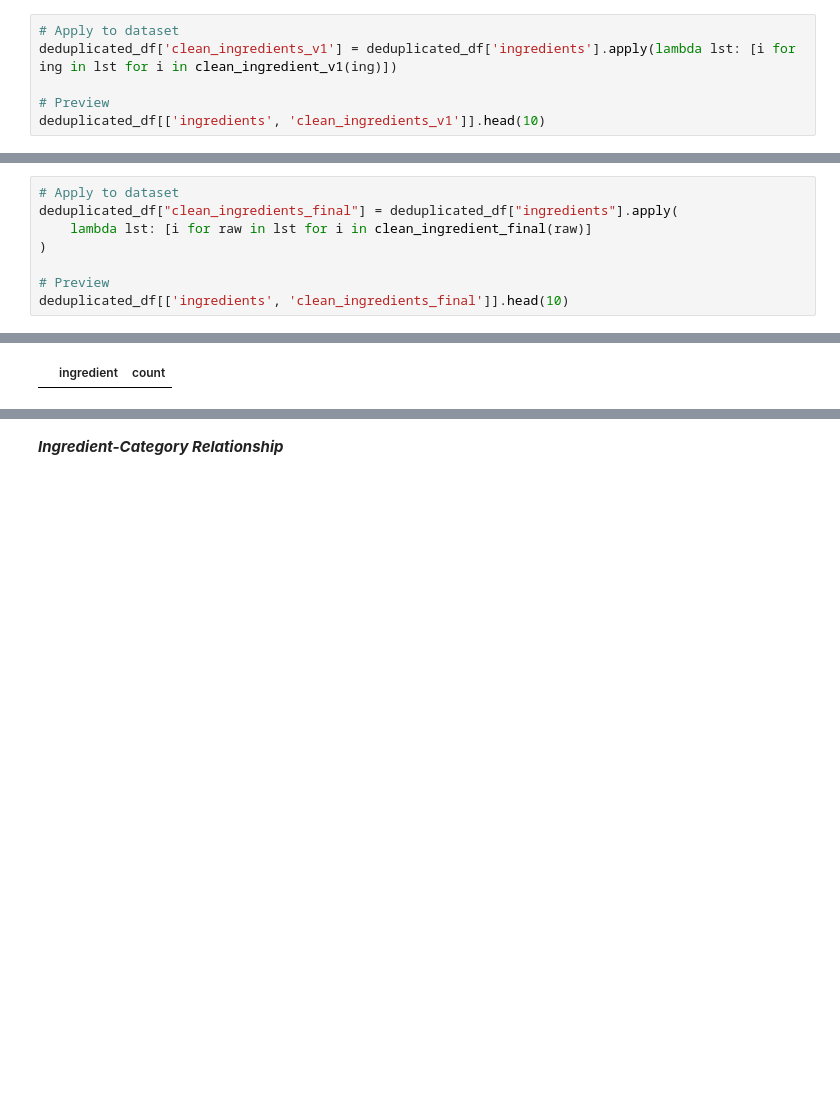
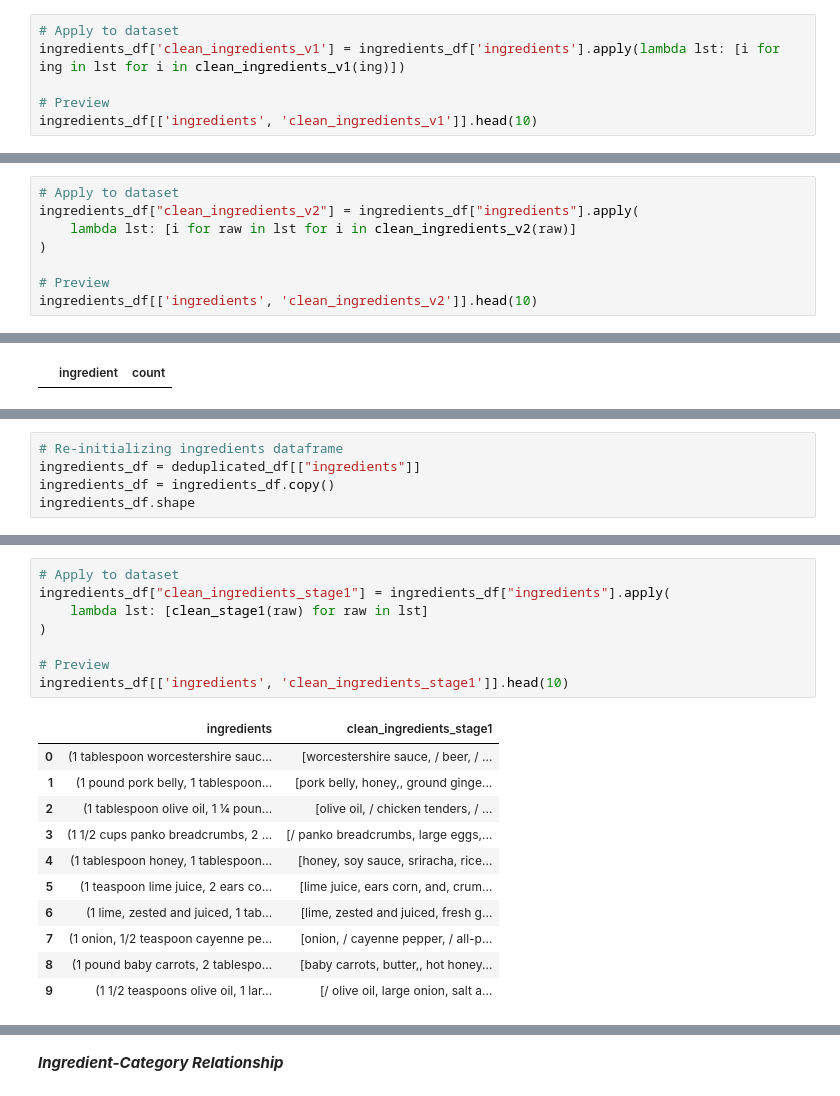
Before and after one commit to mkbnyarko/culinary_compass, a Jupyter notebook: notebooks/exploration_and_cleaning.ipynb, the cells around one changed output, grey strips where cells are left out. Drawn from its saved outputs; the diff is of its cells as text; blank space fills up the shorter version.

Commit message:
New ingredient-cleaning strategy, Stages 1&2 complete

```diff
--- a/notebooks/exploration_and_cleaning.ipynb
+++ b/notebooks/exploration_and_cleaning.ipynb
@@ -454,10 +458,10 @@ def clean_ingredient_v1(ing):
     return cleaned_parts
 # %%
 # Apply to dataset
-deduplicated_df['clean_ingredients_v1'] = deduplicated_df['ingredients'].apply(lambda lst: [i for ing in lst for i in clean_ingredient_v1(ing)])
+ingredients_df['clean_ingredients_v1'] = ingredients_df['ingredients'].apply(lambda lst: [i for ing in lst for i in clean_ingredients_v1(ing)])
 
 # Preview
-deduplicated_df[['ingredients', 'clean_ingredients_v1']].head(10)
+ingredients_df[['ingredients', 'clean_ingredients_v1']].head(10)
 # %% [output]
 |  | ingredients | clean_ingredients_v1 |
 | 0 | (1 tablespoon worcestershire sauc... | [worcestershire sauce, beer, garl... |
@@ -693,12 +697,12 @@ def clean_ingredient_final(raw):
     return cleaned_items
 # %%
 # Apply to dataset
-deduplicated_df["clean_ingredients_final"] = deduplicated_df["ingredients"].apply(
-    lambda lst: [i for raw in lst for i in clean_ingredient_final(raw)]
+ingredients_df["clean_ingredients_v2"] = ingredients_df["ingredients"].apply(
+    lambda lst: [i for raw in lst for i in clean_ingredients_v2(raw)]
 )
 
 # Preview
-deduplicated_df[['ingredients', 'clean_ingredients_final']].head(10)
+ingredients_df[['ingredients', 'clean_ingredients_v2']].head(10)
 # %% [output]
 |  | ingredients | clean_ingredients_final |
 | 0 | (1 tablespoon worcestershire sauc... | [worcestershire sauce, beer, garl... |
@@ -846,0 +841,5 @@ plt.show()
+# %%
+# Re-initializing ingredients dataframe
+ingredients_df = deduplicated_df[["ingredients"]]
+ingredients_df = ingredients_df.copy()
+ingredients_df.shape
@@ -846,0 +912,20 @@ plt.show()
+# %%
+# Apply to dataset
+ingredients_df["clean_ingredients_stage1"] = ingredients_df["ingredients"].apply(
+    lambda lst: [clean_stage1(raw) for raw in lst]
+)
+
+# Preview
+ingredients_df[['ingredients', 'clean_ingredients_stage1']].head(10)
+# %% [output]
+|  | ingredients | clean_ingredients_stage1 |
+| 0 | (1 tablespoon worcestershire sauc... | [worcestershire sauce, / beer, / ... |
+| 1 | (1 pound pork belly, 1 tablespoon... | [pork belly, honey,, ground ginge... |
+| 2 | (1 tablespoon olive oil, 1 ¼ poun... | [olive oil, / chicken tenders, / ... |
+| 3 | (1 1/2 cups panko breadcrumbs, 2 ... | [/ panko breadcrumbs, large eggs,... |
+| 4 | (1 tablespoon honey, 1 tablespoon... | [honey, soy sauce, sriracha, rice... |
+| 5 | (1 teaspoon lime juice, 2 ears co... | [lime juice, ears corn, and, crum... |
+| 6 | (1 lime, zested and juiced, 1 tab... | [lime, zested and juiced, fresh g... |
+| 7 | (1 onion, 1/2 teaspoon cayenne pe... | [onion, / cayenne pepper, / all-p... |
+| 8 | (1 pound baby carrots, 2 tablespo... | [baby carrots, butter,, hot honey... |
+| 9 | (1 1/2 teaspoons olive oil, 1 lar... | [/ olive oil, large onion, salt a... |
```
Also changed, not shown: parts of 34 cells of this notebook.
